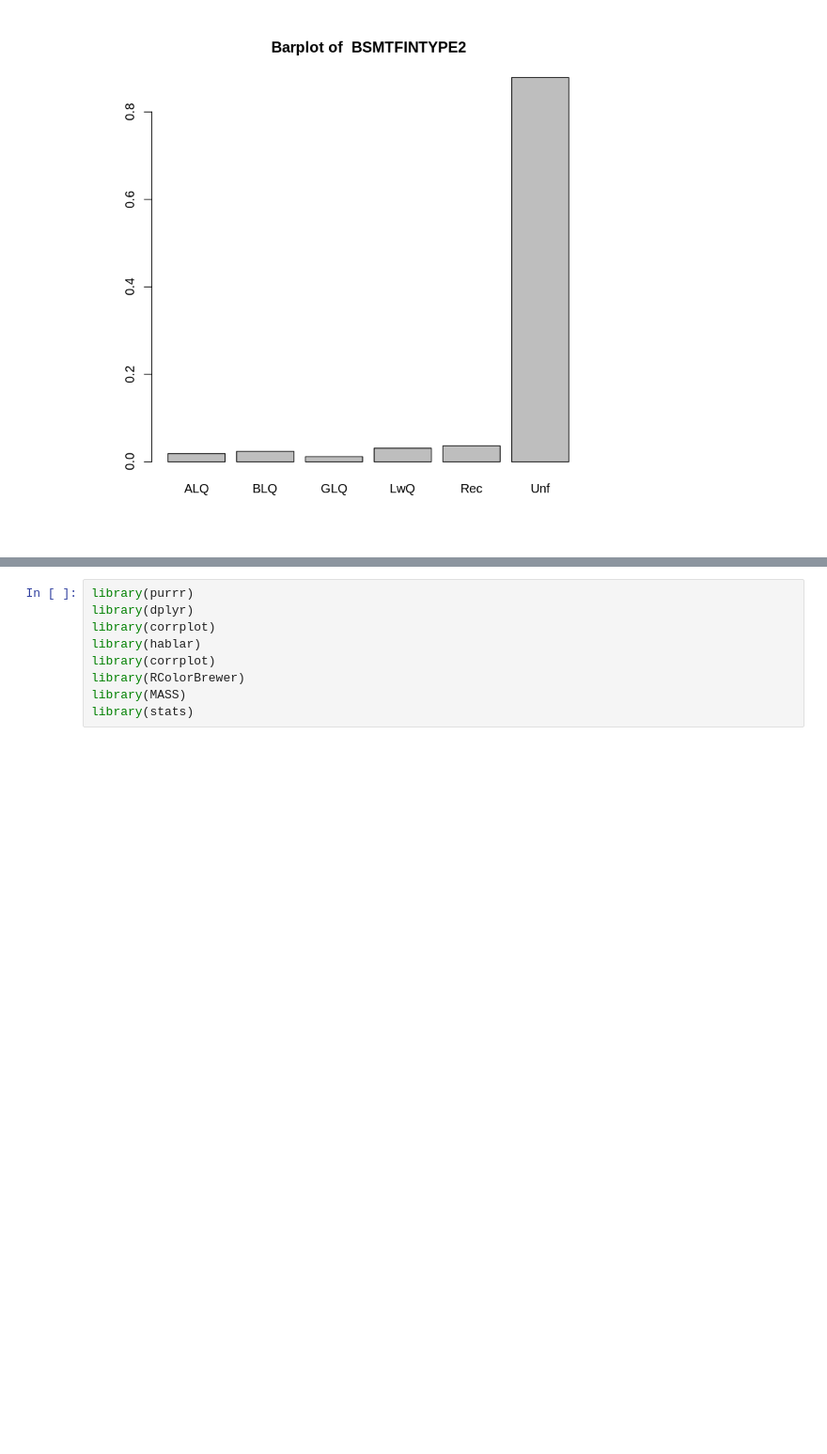
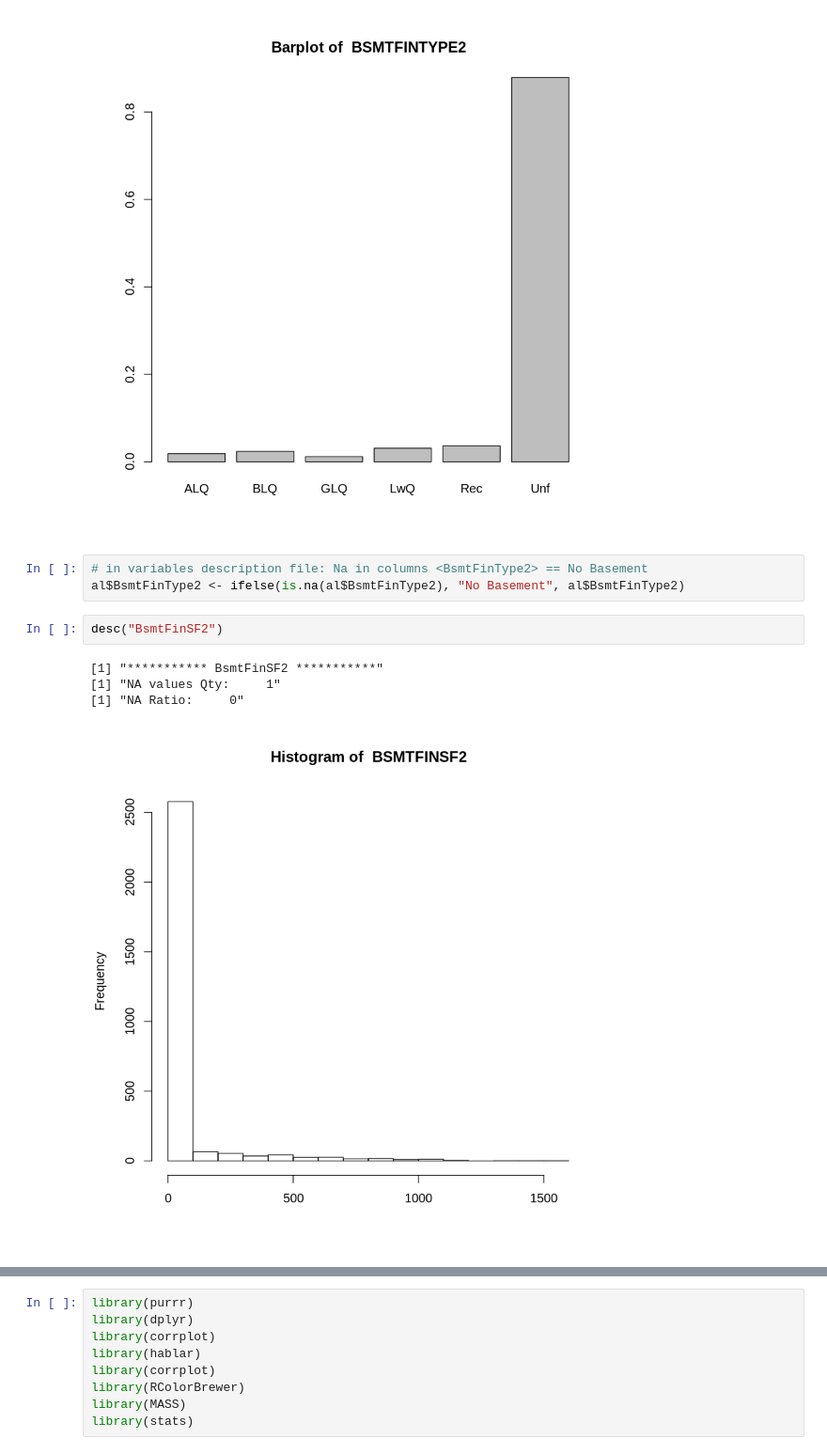
Before and after one commit to amirsaleem1990/Statistics, a Jupyter notebook: House-Prices-Advanced-Regression-Techniques-kaggle-compitation/Untitled1.ipynb, the cells around one changed output, grey strips where cells are left out. Shown at 94% size. Drawn from its saved outputs; the diff is of its cells as text; blank space fills up the shorter version.

```diff
--- a/House-Prices-Advanced-Regression-Techniques-kaggle-compitation/Untitled1.ipynb
+++ b/House-Prices-Advanced-Regression-Techniques-kaggle-compitation/Untitled1.ipynb
@@ -320,3 +320,13 @@ desc("BsmtFinType2")
 [1] "NA values Qty:     77"
 [1] "NA Ratio:     0.027"
 [figure]
+# %%
+# in variables description file: Na in columns <BsmtFinType2> == No Basement
+al$BsmtFinType2 <- ifelse(is.na(al$BsmtFinType2), "No Basement", al$BsmtFinType2)
+# %%
+desc("BsmtFinSF2")
+# %% [output]
+[1] "*********** BsmtFinSF2 ***********"
+[1] "NA values Qty:     1"
+[1] "NA Ratio:     0"
+[figure, added]
```
Also changed, not shown: parts of 7 cells of this notebook.
